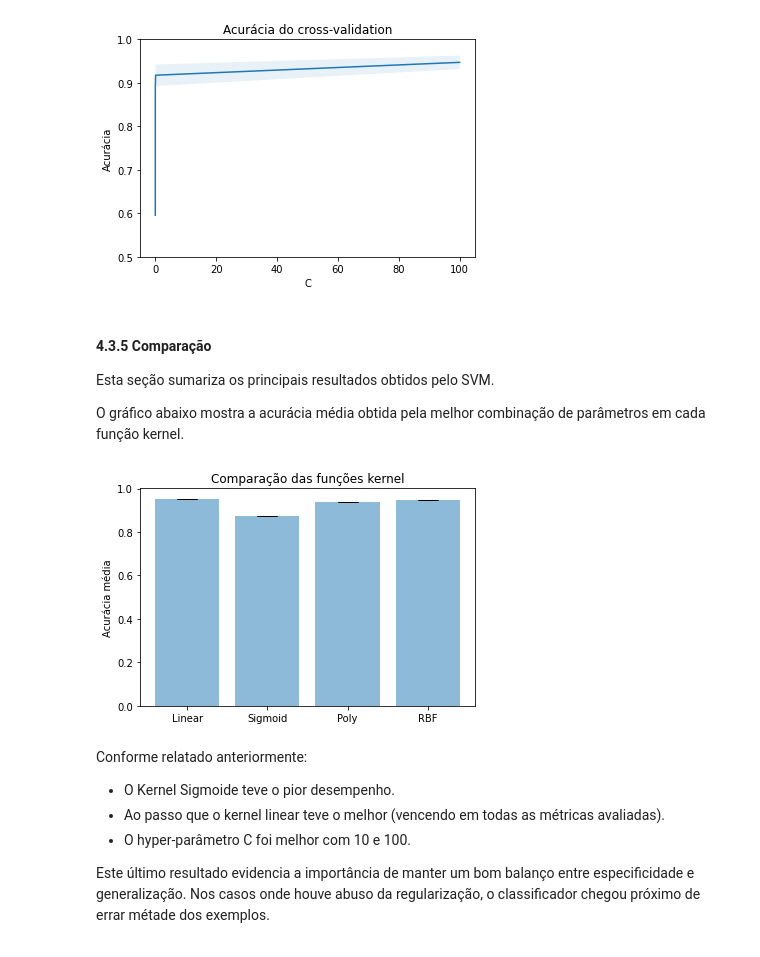
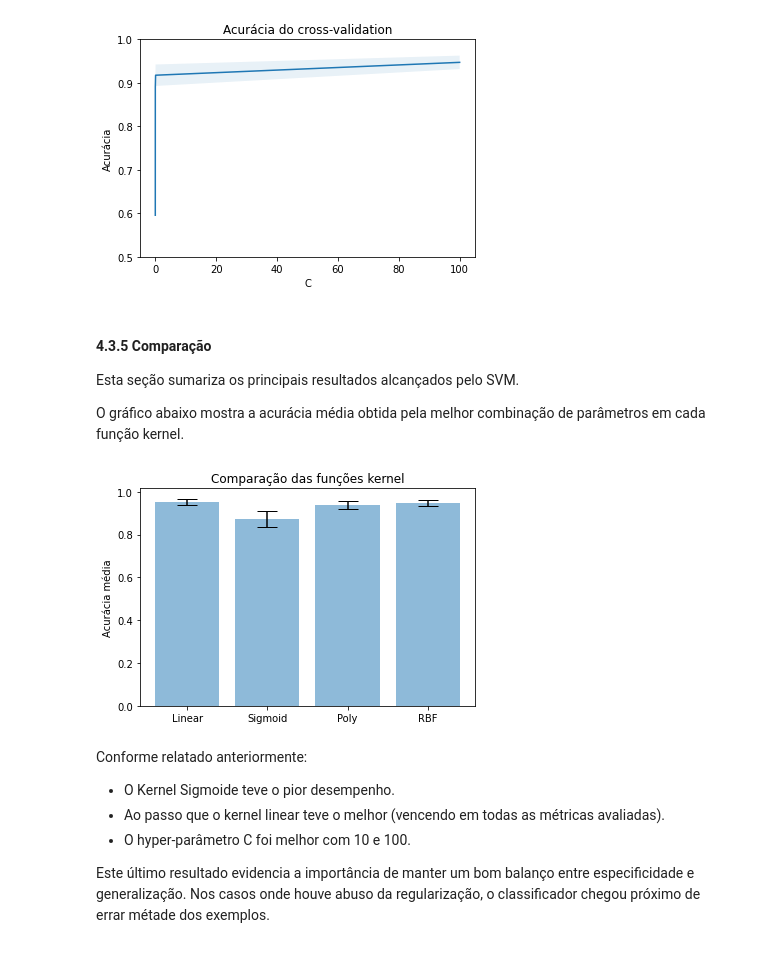
Before and after one commit to douglasllmoura/ufmg-ml, a Jupyter notebook: TP1_Classificacao_Exoplanetas.ipynb, the cells around one changed output. Saved outputs shown, nothing was run; the diff lists cells and outputs as text; code cells hidden in the pictures.

```diff
--- a/TP1_Classificacao_Exoplanetas.ipynb
+++ b/TP1_Classificacao_Exoplanetas.ipynb
@@ -724,17 +729,16 @@ params = {"C":[0.001, 0.1, 1, 10, 100],
           "gamma":["scale", "auto"],
           "probability":[True]}
 
-k_sigmoid = SVC()
+k_sigmoid = SVC() # Classificador
 
-# Melhor classificador
-k_sigmoid = find_parameters(X, y, k_sigmoid, params)
+k_sigmoid = find_parameters(X, y, k_sigmoid, params, False) # Melhor classificador
 
-# Estatisticas do melhor
-s = k_sigmoid.scores
+s = k_sigmoid.scores # Estatisticas do melhor
+print("Acurácia Média: {:.3f}".format(np.mean(s.accuracy)))
+print("Desvio Padrão: {:.3f}".format(np.std(s.accuracy)))
 print(show_scores(s.precision, s.recall, s.f1, s.folds))
 
-# Curva ROC do melhor
-plt_roc(s.fpr, s.tpr, s.folds)
+plt_roc(s.fpr, s.tpr, s.folds) # Curva ROC do melhor
 # %% [output]
 Analisando (10) combinações de parâmetros:
 +----------------------------------------+
@@ -835,18 +835,17 @@ Assim como no polinomial, o melhor resultado foi com C = 100.
 # %%
-params = {"C":[0.01, 0.1, 1, 10, 100],
+params = {"C":[0.001, 0.01, 0.1, 1, 10, 100],
           "kernel":["rbf"],
           "gamma":["scale", "auto"],
           "probability":[True]}
 
-k_rbf = SVC()
+k_rbf = SVC() # Classificador
 
-# Melhor classificador
-k_rbf = find_parameters(X, y, k_rbf, params)
+k_rbf = find_parameters(X, y, k_rbf, params, False) # Melhor classificador
 
-# Estatisticas do melhor
-s = k_rbf.scores
+s = k_rbf.scores # Estatisticas do melhor
+print("Acurácia Média: {:.3f}".format(np.mean(s.accuracy)))
+print("Desvio Padrão: {:.3f}".format(np.std(s.accuracy)))
 print(show_scores(s.precision, s.recall, s.f1, s.folds))
 
-# Curva ROC do melhor
-plt_roc(s.fpr, s.tpr, s.folds)
+plt_roc(s.fpr, s.tpr, s.folds) # Curva ROC do melhor
 # %% [output]
@@ -879,35 +877,35 @@ plt_parametro(X, y, svm, params, 0.5)
 # %% [markdown]
 #### 4.3.5 Comparação
 
-Esta seção sumariza os principais resultados obtidos pelo SVM.
+Esta seção sumariza os principais resultados alcançados pelo SVM.
 
 O gráfico abaixo mostra a acurácia média obtida pela melhor combinação de parâmetros em cada função kernel.
 # %%
 fig, ax = plt.subplots()
 
 x = np.arange(4)
 
 # média
 results = []
 results.append(np.mean(k_linear.scores.mean()))
 results.append(np.mean(k_sigmoid.scores.mean()))
 results.append(np.mean(k_poly.scores.mean()))
 results.append(np.mean(k_rbf.scores.mean()))
 
 # desvio padrão
 error = []
-error.append(np.std(k_linear.scores.mean()))
-error.append(np.std(k_sigmoid.scores.mean()))
-error.append(np.std(k_poly.scores.mean()))
-error.append(np.std(k_rbf.scores.mean()))
+error.append(np.mean(k_linear.scores.std()))
+error.append(np.mean(k_sigmoid.scores.std()))
+error.append(np.mean(k_poly.scores.std()))
+error.append(np.mean(k_rbf.scores.std()))
 
 plt.bar(x, results, yerr=error, align='center', alpha=0.5, ecolor='black', capsize=10)
 plt.xticks(x, ('Linear', 'Sigmoid', 'Poly', 'RBF'))
 plt.ylabel('Acurácia média')
 plt.title("Comparação das funções kernel")
 plt.show()
 # %% [output]
-[figure, old version]
+[figure, new version]
 # %% [markdown]
 Conforme relatado anteriormente:
 
```
Also changed, not shown: parts of 53 cells of this notebook.
